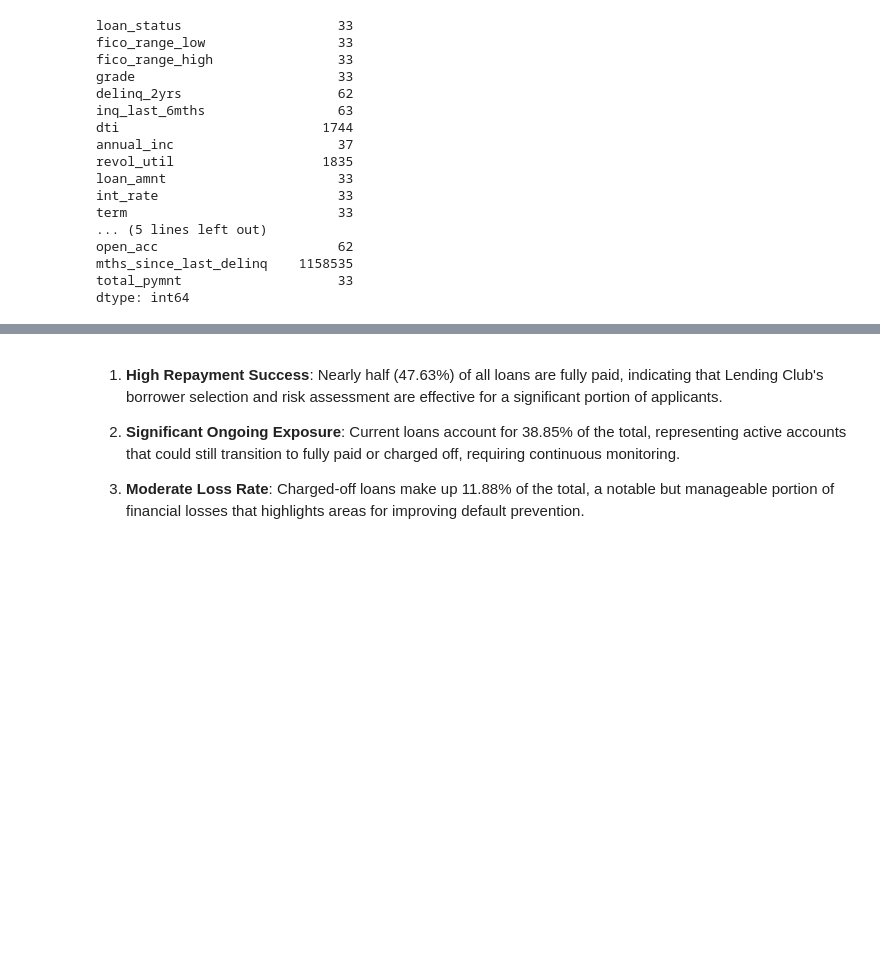
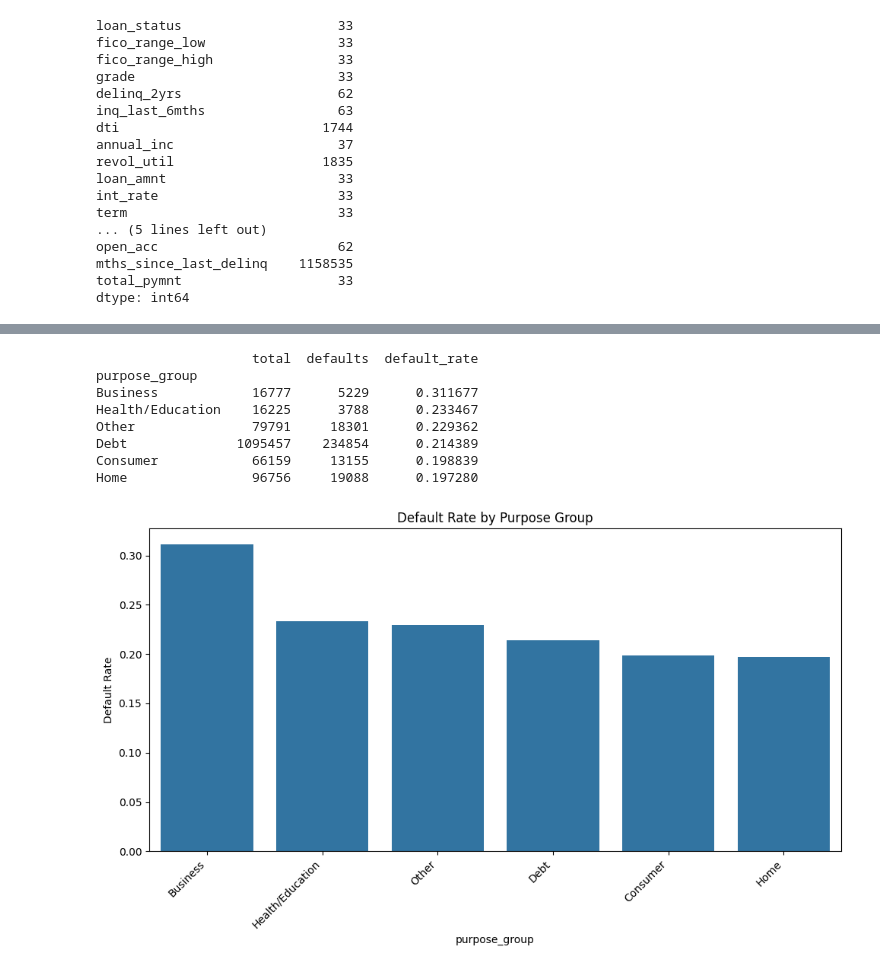
Before and after one commit to diegogomez040/Financial-risk-club-lending, a Jupyter notebook: Finance risk project.ipynb, the cells around one changed output, grey strips where cells are left out. Cells and saved outputs as stored; diff of their text form; code cells hidden in the pictures; blank space fills up the shorter version.

```diff
--- a/Finance risk project.ipynb
+++ b/Finance risk project.ipynb
@@ -279,0 +282,2 @@ Name: count, dtype: int64
+# %%
+df_cleaned["term"] = df_cleaned["term"].str.strip().str.replace(" months", "").astype(int)
@@ -279,0 +339,3 @@ Name: count, dtype: int64
+# %%
+df_cleaned["issue_d"] = pd.to_datetime(df_cleaned["issue_d"], format="%b-%Y")
+df_cleaned["earliest_cr_line"] = pd.to_datetime(df_cleaned["earliest_cr_line"], format="%b-%Y")
@@ -279,0 +344,4 @@ Name: count, dtype: int64
+# %%
+df_cleaned["fico_score"] = (df_cleaned["fico_range_low"] + df_cleaned["fico_range_high"]) / 2
+
+df_cleaned = df_cleaned.drop(columns=["fico_range_low", "fico_range_high"])
@@ -279,0 +350,13 @@ Name: count, dtype: int64
+# %%
+count_cols = [
+    "delinq_2yrs",
+    "inq_last_6mths",
+    "total_acc",
+    "open_acc",
+    "mths_since_last_delinq"
+]
+
+df_cleaned[count_cols] = df_cleaned[count_cols].astype("int64")
+
+# total_pymnt has many decimals, we can round it to 2 decimals for better readability
+df_cleaned["total_pymnt"] = df_cleaned["total_pymnt"].round(2)
@@ -366,6 +376,30 @@ total_loans_by_status
-# %% [markdown]
-1. **High Repayment Success**: Nearly half (47.63%) of all loans are fully paid, indicating that Lending Club's borrower selection and risk assessment are effective for a significant portion of applicants.
-
-2. **Significant Ongoing Exposure**: Current loans account for 38.85% of the total, representing active accounts that could still transition to fully paid or charged off, requiring continuous monitoring.
-
-3. **Moderate Loss Rate**: Charged-off loans make up 11.88% of the total, a notable but manageable portion of financial losses that highlights areas for improving default prevention.
+# %%
+import seaborn as sns
+import matplotlib.pyplot as plt
+
+purpose_default = (df_cleaned
+    .groupby('purpose_group')['default']
+    .agg(total='count', defaults='sum')
+    .assign(default_rate=lambda x: x['defaults'] / x['total'])
+    .sort_values('default_rate', ascending=False)
+)
+
+print(purpose_default)
+
+plt.figure(figsize=(10, 6))
+sns.barplot(data=purpose_default.reset_index(), x='purpose_group', y='default_rate')
+plt.xticks(rotation=45, ha='right')
+plt.ylabel('Default Rate')
+plt.title('Default Rate by Purpose Group')
+plt.tight_layout()
+plt.show()
+# %% [output]
+                    total  defaults  default_rate
+purpose_group
+Business            16777      5229      0.311677
+Health/Education    16225      3788      0.233467
+Other               79791     18301      0.229362
+Debt              1095457    234854      0.214389
+Consumer            66159     13155      0.198839
+Home                96756     19088      0.197280
+[figure, added]
```
Also changed, not shown: parts of 41 cells of this notebook.
